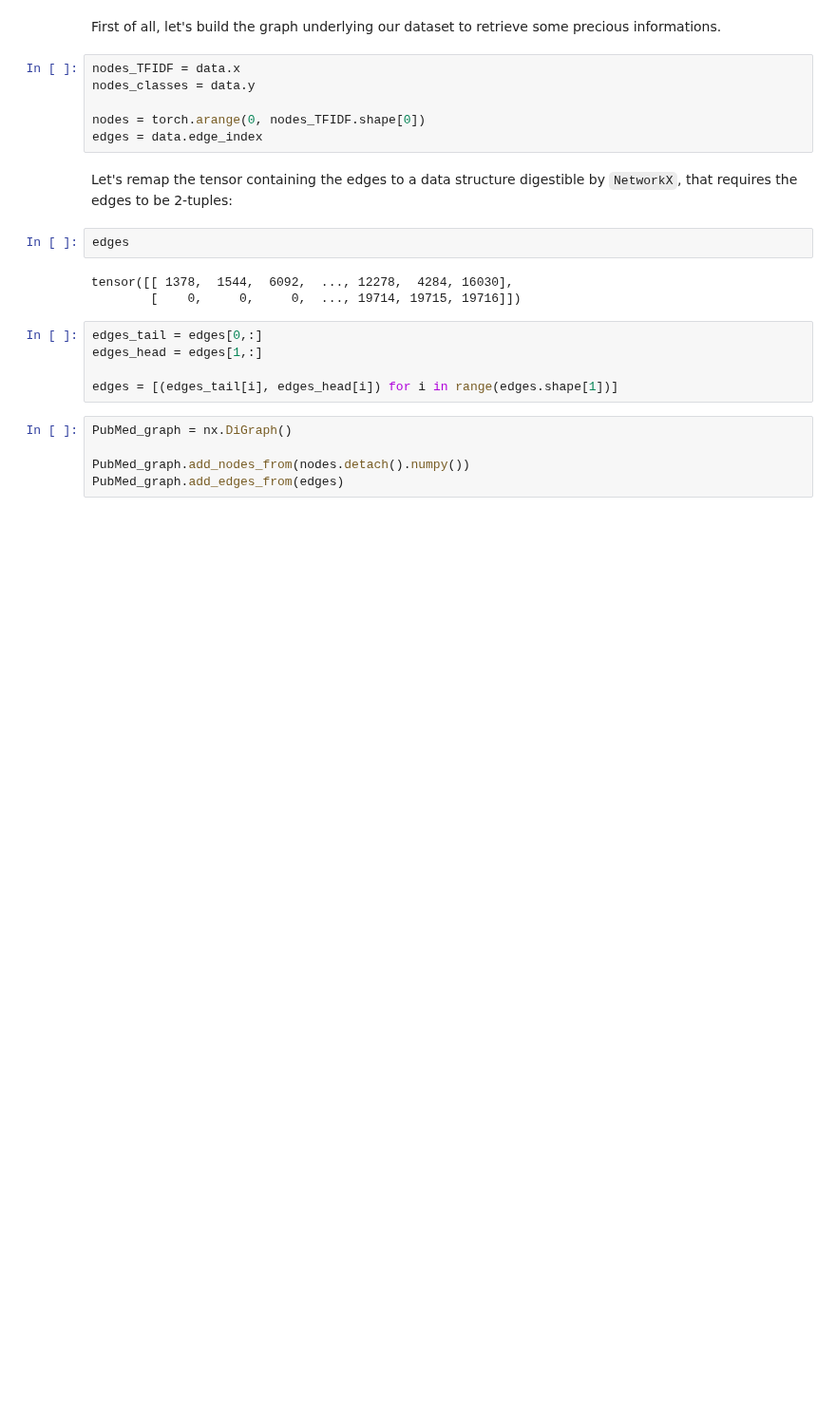
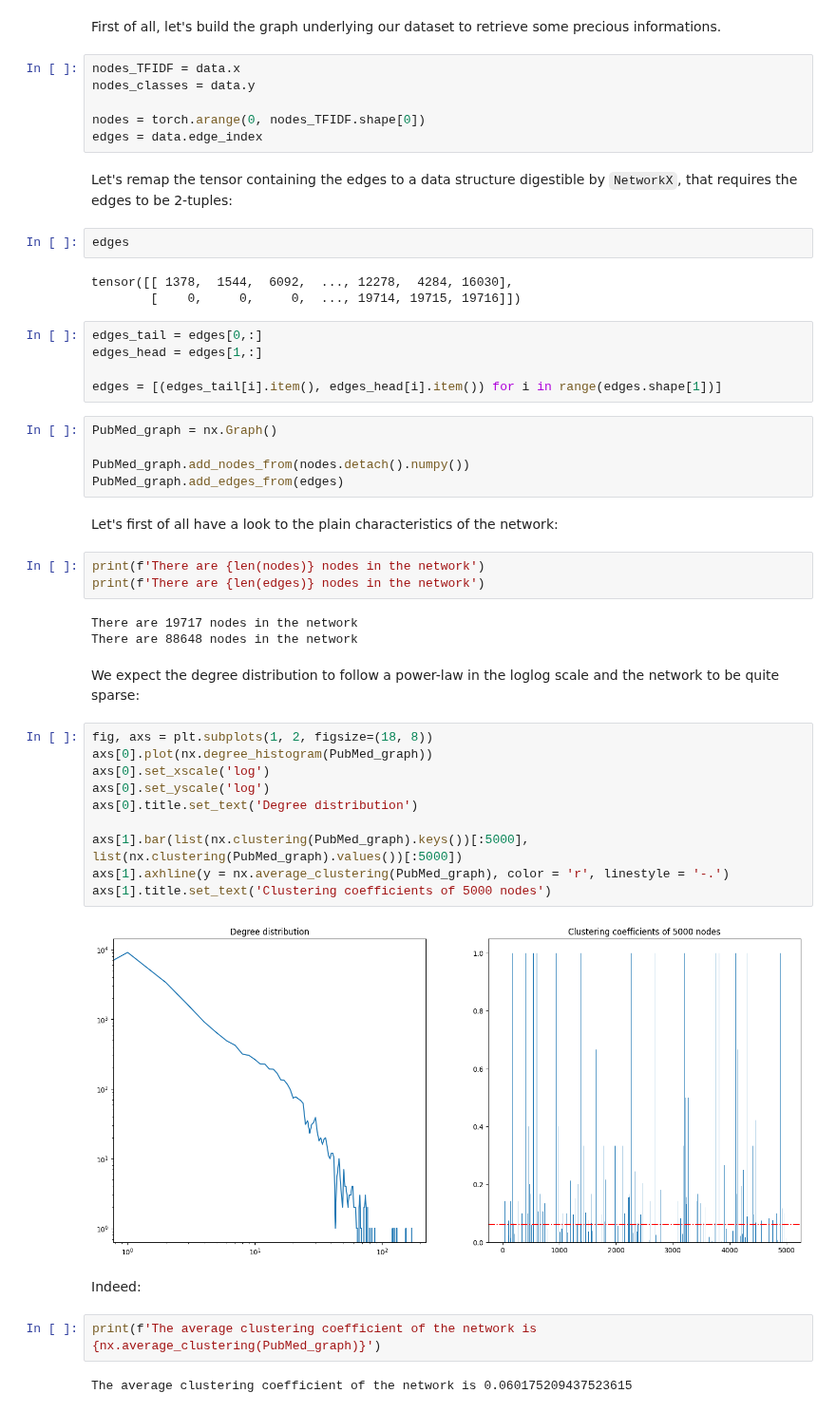
Before and after one commit to LeoDiNino97/SocialNetworks-OnlineMarkets, a Jupyter notebook: Social Networks/Homework/P6/P6.ipynb, the cells around one changed output. Shown at 95% size. Drawn from its saved outputs; the diff is of its cells as text; blank space fills up the shorter version.

```diff
--- a/Social Networks/Homework/P6/P6.ipynb
+++ b/Social Networks/Homework/P6/P6.ipynb
@@ -55,9 +57,37 @@ tensor([[ 1378,  1544,  6092,  ..., 12278,  4284, 16030],
 edges_tail = edges[0,:]
 edges_head = edges[1,:]
 
-edges = [(edges_tail[i], edges_head[i]) for i in range(edges.shape[1])]
+edges = [(edges_tail[i].item(), edges_head[i].item()) for i in range(edges.shape[1])]
 # %%
-PubMed_graph = nx.DiGraph()
+PubMed_graph = nx.Graph()
 
 PubMed_graph.add_nodes_from(nodes.detach().numpy())
 PubMed_graph.add_edges_from(edges)
+# %% [markdown]
+Let's first of all have a look to the plain characteristics of the network:
+# %%
+print(f'There are {len(nodes)} nodes in the network')
+print(f'There are {len(edges)} nodes in the network')
+# %% [output]
+There are 19717 nodes in the network
+There are 88648 nodes in the network
+# %% [markdown]
+We expect the degree distribution to follow a power-law in the loglog scale and the network to be quite sparse:
+# %%
+fig, axs = plt.subplots(1, 2, figsize=(18, 8))
+axs[0].plot(nx.degree_histogram(PubMed_graph))
+axs[0].set_xscale('log')
+axs[0].set_yscale('log')
+axs[0].title.set_text('Degree distribution')
+
+axs[1].bar(list(nx.clustering(PubMed_graph).keys())[:5000], list(nx.clustering(PubMed_graph).values())[:5000])
+axs[1].axhline(y = nx.average_clustering(PubMed_graph), color = 'r', linestyle = '-.')
+axs[1].title.set_text('Clustering coefficients of 5000 nodes')
+# %% [output]
+[figure, added]
+# %% [markdown]
+Indeed:
+# %%
+print(f'The average clustering coefficient of the network is {nx.average_clustering(PubMed_graph)}')
+# %% [output]
+The average clustering coefficient of the network is 0.060175209437523615
```
Also changed, not shown: parts of 4 cells of this notebook, 1 other file.
